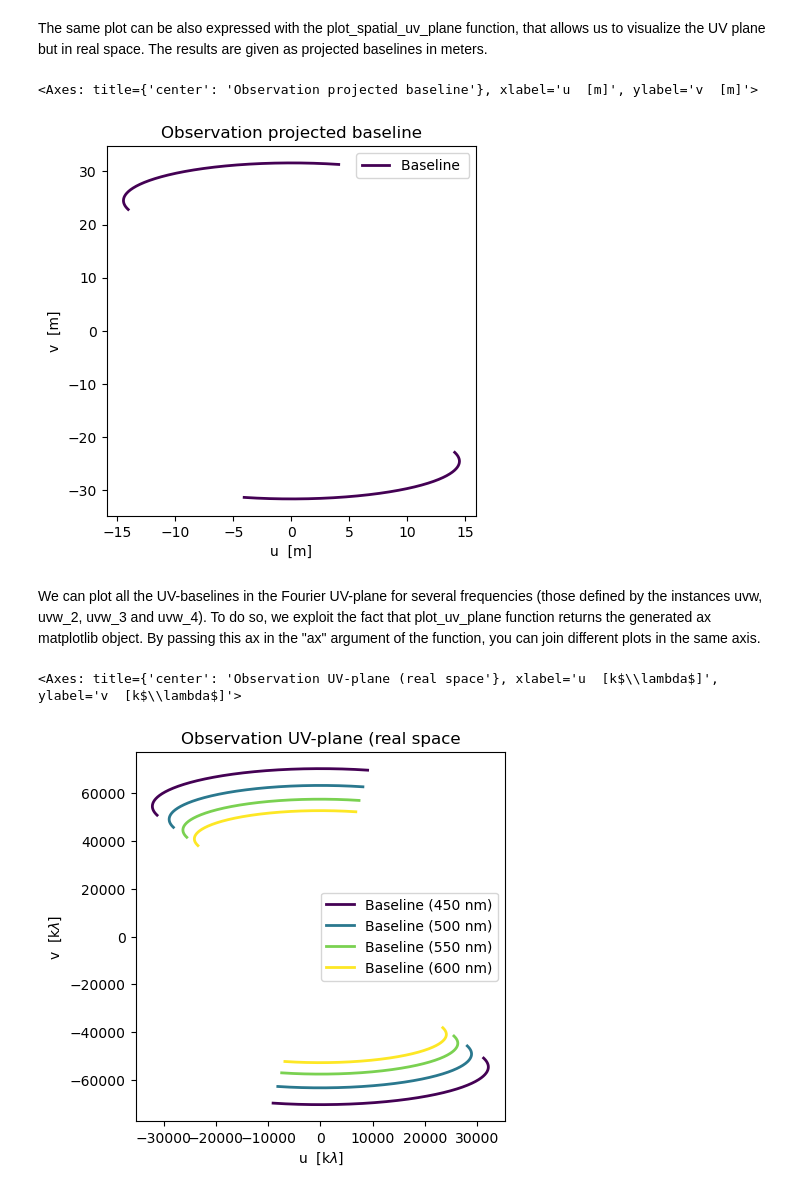
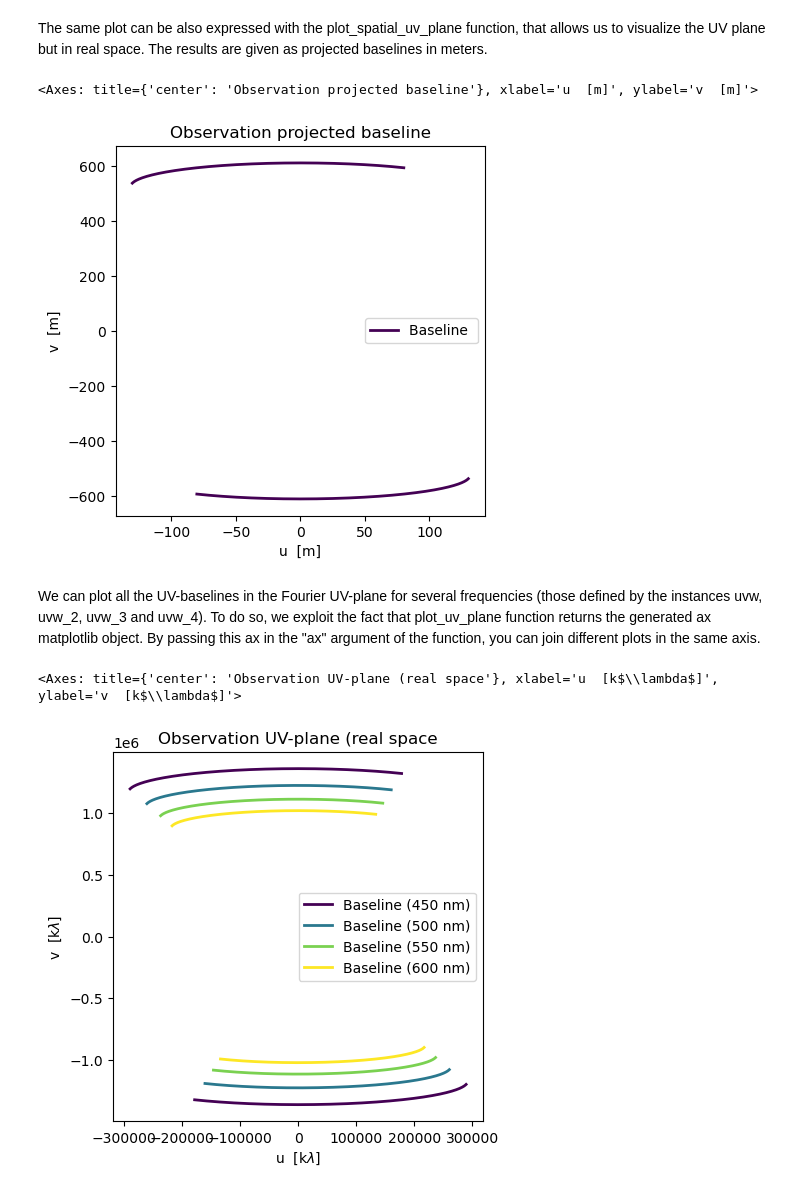
Before and after one commit to Aramisraiola/SII_obsevrvation_scheduler, a Jupyter notebook: Tutorials/tutorial_1.ipynb, the cells around one changed output. Cells and saved outputs as stored; diff of their text form; code cells hidden in the pictures.

```diff
--- a/Tutorials/tutorial_1.ipynb
+++ b/Tutorials/tutorial_1.ipynb
@@ -7,25 +10,25 @@ from utils.interferometry_objects import *
 ## Baseline definition
  First of all we have to define a baseline by giving the spatial (x, y, z) coordinates of two telescopes, as well as their latitude. The latitude parameter must be passed as instance of the class: angle_deg_min_sec, which gives a degrees object with the form (in this example): $20^\circ~15'~18''$. <br><br> From this, we can call a baseline instance from the SII_observation library (SII_observation.utils.interferometry_objects)
 # %%
-coord_t_1 = np.array([20, 60, 0.1])
-coord_t_2 = np.array([30, 30, 0.2])
+coord_t_1 = np.array([100,-250, 0.1])
+coord_t_2 = np.array([50, 450, 0.2])
 
-latitude = angle_deg_min_sec(20, 15, 18)
+latitude = angle_deg_min_sec(10, 0, 0)
 physical_baseline = baseline(coord_t_1, coord_t_2, latitude)
 # %% [markdown]
 ## Source's position definition
 Secondly we want to define the source's parameters and the observation duration in hours, which defines the hour angle
 # %%
-declination = angle_deg_min_sec(30,-43,-17.34)
+declination = angle_deg_min_sec(40,14,1)
 duration = [-4, 4]
 # %% [markdown]
 ## Computation of the spatial frequencies u,v,w
 Supposing that we can perform interfero-spectrometric measurement, we can call 4 instances (for 4 different wavelengths) of the spatial_frequency class, that allows us to access the u,v,w spatial frequencies, needed to determine the UV-plane coverage
 # %%
 uvw = spatial_frequency(physical_baseline, duration,600,450e-9, declination)
-uwu_2 = spatial_frequency(physical_baseline, duration,600,500e-9, declination)
-uwu_3 = spatial_frequency(physical_baseline, duration, 600, 550e-9, declination)
-uwu_4 = spatial_frequency(physical_baseline, duration, 600, 600e-9, declination)
+uvw_2 = spatial_frequency(physical_baseline, duration,600,500e-9, declination)
+uvw_3 = spatial_frequency(physical_baseline, duration, 600, 550e-9, declination)
+uvw_4 = spatial_frequency(physical_baseline, duration, 600, 600e-9, declination)
 # %% [markdown]
 ## Plotting
 First, we can plot the uvw instance in the UV-plane (Fourier space), through the plot_uv_plane function. The result is given in units of thousands of lambdas $k\lambda$
@@ -37,20 +40,20 @@ plot_uv_plane(uvw, baseline_name='(450 nm light)')
 # %% [markdown]
 The same plot can be also expressed with the plot_spatial_uv_plane function, that allows us to visualize the UV plane but in real space. The results are given as projected baselines in meters.
 # %%
-plot_spatial_uv_plane(uwu_2, baseline_name='')
+plot_spatial_uv_plane(uvw_2, baseline_name='')
 # %% [output]
 <Axes: title={'center': 'Observation projected baseline'}, xlabel='u  [m]', ylabel='v  [m]'>
-[figure, old version]
+[figure, new version]
 # %% [markdown]
 We can plot all the UV-baselines in the Fourier UV-plane for several frequencies (those defined by the instances uvw, uvw_2, uvw_3 and uvw_4). To do so, we exploit the fact that plot_uv_plane function returns the generated ax matplotlib object. By passing this ax in the "ax" argument of the function, you can join different plots in the same axis.
 # %%
 ax=plot_uv_plane(uvw, baseline_name='(450 nm)')
-plot_uv_plane(uwu_2, ax=ax, baseline_name='(500 nm)')
-plot_uv_plane(uwu_3, ax=ax, baseline_name='(550 nm)')
-plot_uv_plane(uwu_4, ax=ax, baseline_name='(600 nm)')
+plot_uv_plane(uvw_2, ax=ax, baseline_name='(500 nm)')
+plot_uv_plane(uvw_3, ax=ax, baseline_name='(550 nm)')
+plot_uv_plane(uvw_4, ax=ax, baseline_name='(600 nm)')
 # %% [output]
 <Axes: title={'center': 'Observation UV-plane (real space'}, xlabel='u  [k$\\lambda$]', ylabel='v  [k$\\lambda$]'>
-[figure, old version]
+[figure, new version]
 # %%
 plot_telescopes_delay(uvw)
 # %% [output]
```
Also changed, not shown: parts of 5 cells of this notebook, 6 other files.
